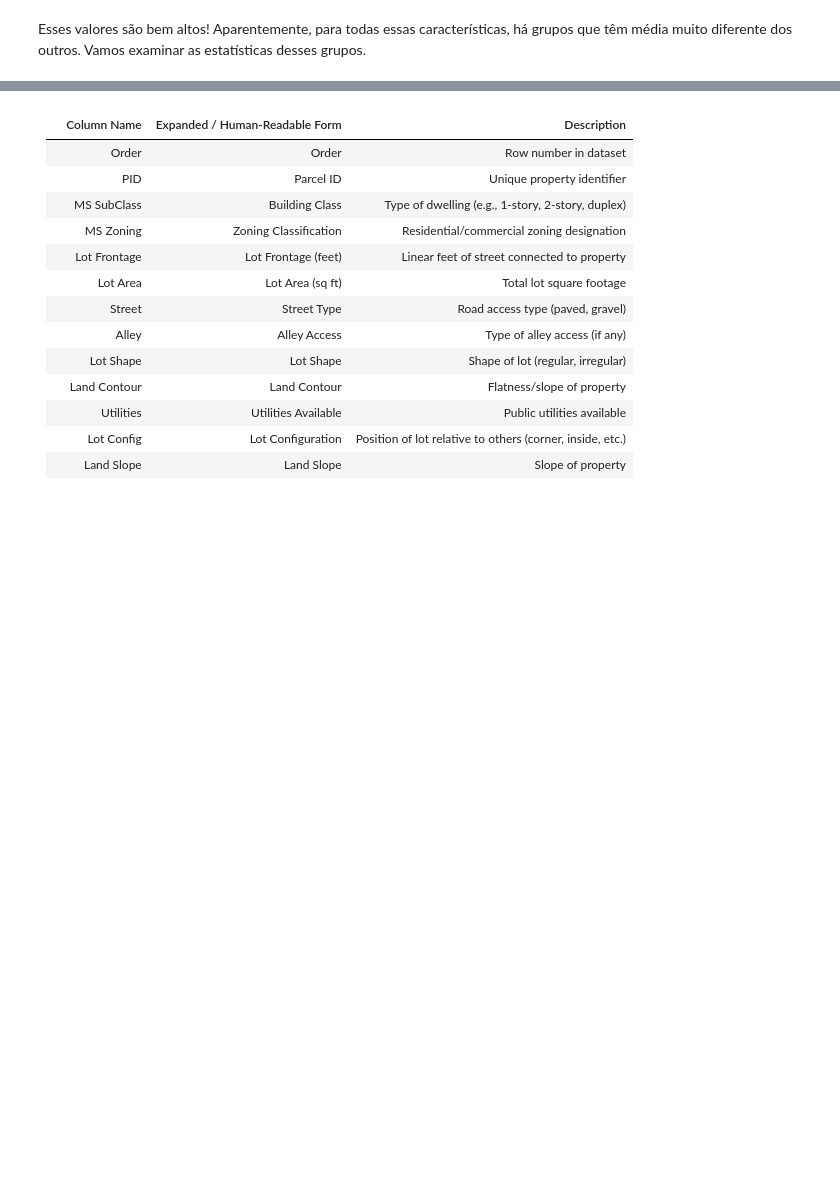
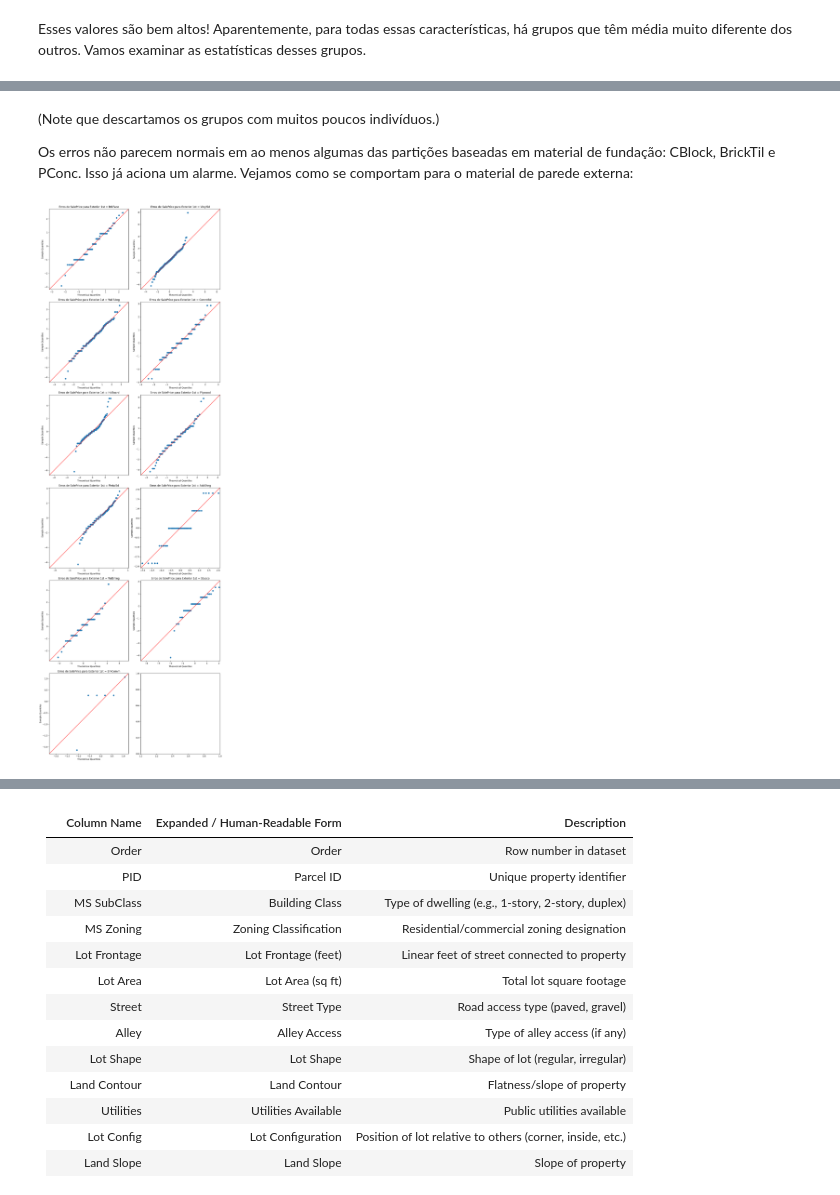
Before and after one commit to brandizzi/AEDI2025, a Jupyter notebook: Tarefa3.ipynb, the cells around one changed output, grey strips where cells are left out. Cells and saved outputs as stored; diff of their text form; code cells hidden in the pictures; blank space fills up the shorter version.

```diff
--- a/Tarefa3.ipynb
+++ b/Tarefa3.ipynb
@@ -130,0 +183,8 @@ Isso, claro, se os pré-requisitos de ANOVA se aplicarem a esses dados...
+# %% [markdown]
+(Note que descartamos os grupos com muitos poucos indivíduos.)
+
+Os erros não parecem normais em ao menos algumas das partições baseadas em material de fundação: CBlock, BrickTil e PConc. Isso já aciona um alarme. Vejamos como se comportam para o material de parede externa:
+# %%
+qqplot(df, 'Exterior 1st')
+# %% [output]
+[figure, added]
```
Also changed, not shown: parts of 29 cells of this notebook.
